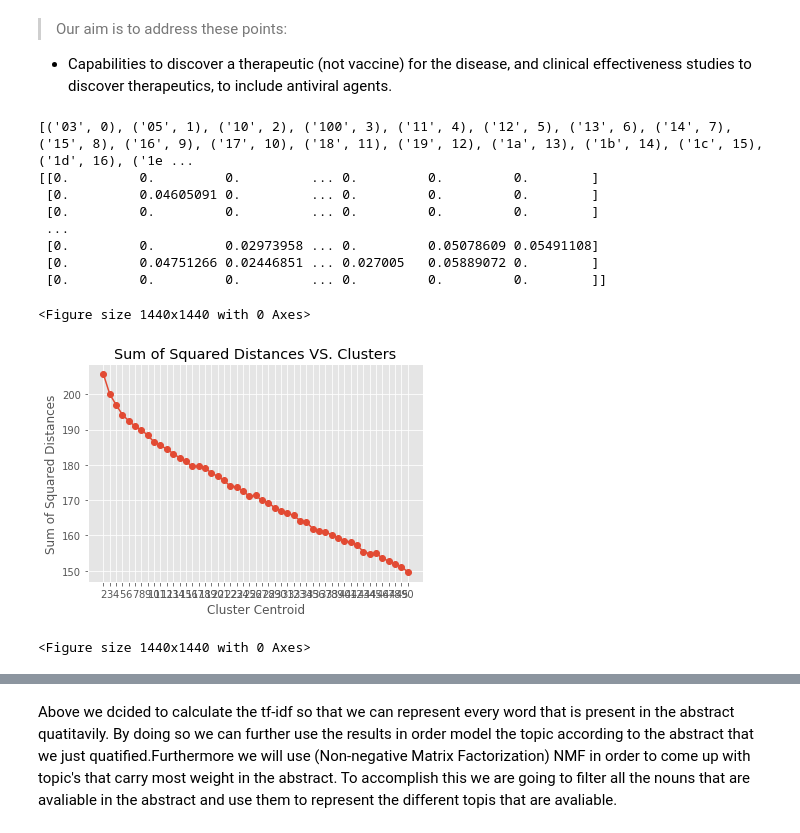
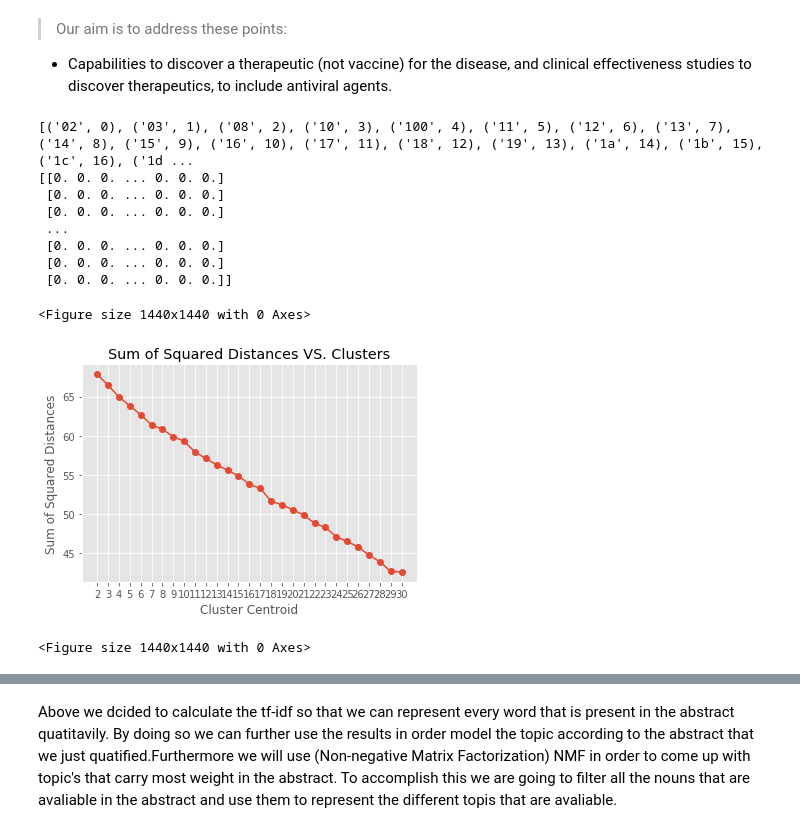
Before and after one commit to marwagaser/NLP_Project, a Jupyter notebook: NLP Project master.ipynb, the cells around one changed output, grey strips where cells are left out. Saved outputs shown, nothing was run; the diff lists cells and outputs as text; code cells hidden in the pictures.

```diff
--- a/NLP Project master.ipynb
+++ b/NLP Project master.ipynb
@@ -56,7 +56,7 @@ FullPaperDataframe=pd.DataFrame(FullPaper,columns=['title','abstract','full_text
 > Our aim is to address these points:
 * Capabilities to discover a therapeutic (not vaccine) for the disease, and clinical effectiveness studies to discover therapeutics, to include antiviral agents.
 # %%
-full_text = FullPaperDataframe['full_text'].head(300)
+full_text = FullPaperDataframe['full_text'].head(100)
 clean_text = [] #a list which will hold all the bodies of the papers after being stripped out of stopwords
 wnl = WordNetLemmatizer()
 porter = PorterStemmer()
@@ -126,14 +126,14 @@ tfidf = v.fit_transform(stemmed_text) #fit and transform the stemmed texts which
 print(sorted(v.vocabulary_.items(), key=lambda x : x[1]))
 print(tfidf.toarray())
 # %% [output]
-[('03', 0), ('05', 1), ('10', 2), ('100', 3), ('11', 4), ('12', 5), ('13', 6), ('14', 7), ('15', 8), ('16', 9), ('17', 10), ('18', 11), ('19', 12), ('1a', 13), ('1b', 14), ('1c', 15), ('1d', 16), ('1e ...
-[[0.         0.         0.         ... 0.         0.         0.        ]
- [0.         0.04605091 0.         ... 0.         0.         0.        ]
- [0.         0.         0.         ... 0.         0.         0.        ]
+[('02', 0), ('03', 1), ('08', 2), ('10', 3), ('100', 4), ('11', 5), ('12', 6), ('13', 7), ('14', 8), ('15', 9), ('16', 10), ('17', 11), ('18', 12), ('19', 13), ('1a', 14), ('1b', 15), ('1c', 16), ('1d ...
+[[0. 0. 0. ... 0. 0. 0.]
+ [0. 0. 0. ... 0. 0. 0.]
+ [0. 0. 0. ... 0. 0. 0.]
  ...
- [0.         0.         0.02973958 ... 0.         0.05078609 0.05491108]
- [0.         0.04751266 0.02446851 ... 0.027005   0.05889072 0.        ]
- [0.         0.         0.         ... 0.         0.         0.        ]]
+ [0. 0. 0. ... 0. 0. 0.]
+ [0. 0. 0. ... 0. 0. 0.]
+ [0. 0. 0. ... 0. 0. 0.]]
 # %%
 # #Next, the search engine will be implemented with the help of the tf-idf matrix created above and the cosine similarity
 # query = input("Enter your query: ")
@@ -159,27 +159,27 @@ tf_idf_norm_kmeans= pca.fit_transform(tfidf.toarray())
 # %%
 from sklearn.cluster import KMeans
 
 import matplotlib.pyplot as plt
 plt.style.use('ggplot')
-max_number_of_clusters = 50
+max_number_of_clusters = 30
 max_number_of_clusters = max_number_of_clusters+1 # since the range method is exclusive, a one should be added.
 Ks = range(2, max_number_of_clusters, 1) #Hold the range of clusters k (from 2-max_number_of_clusters)
 
 sum_of_squared_distances = [] #a list which will carry the sum of squared distances at each k
 for k in tqdm(Ks):
     sum_of_squared_distances.append(KMeans(n_clusters=k,random_state=30).fit(tf_idf_norm_kmeans).inertia_)#calculate the sum of squared distance.
 
 
 f, ax = plt.subplots(1, 1)
 ax.plot(Ks, sum_of_squared_distances, marker='o')
 ax.set_xlabel('Cluster Centroid')
 ax.set_xticks(Ks)
 ax.set_xticklabels(Ks)
 ax.set_ylabel('Sum of Squared Distances')
 ax.set_title('Sum of Squared Distances VS. Clusters')
 plt.figure(figsize=(20,20))
 # %% [output]
 <Figure size 1440x1440 with 0 Axes>
-[figure, old version]
+[figure, new version]
 <Figure size 1440x1440 with 0 Axes>
 # %%
```
Also changed, not shown: parts of 4 cells of this notebook.
